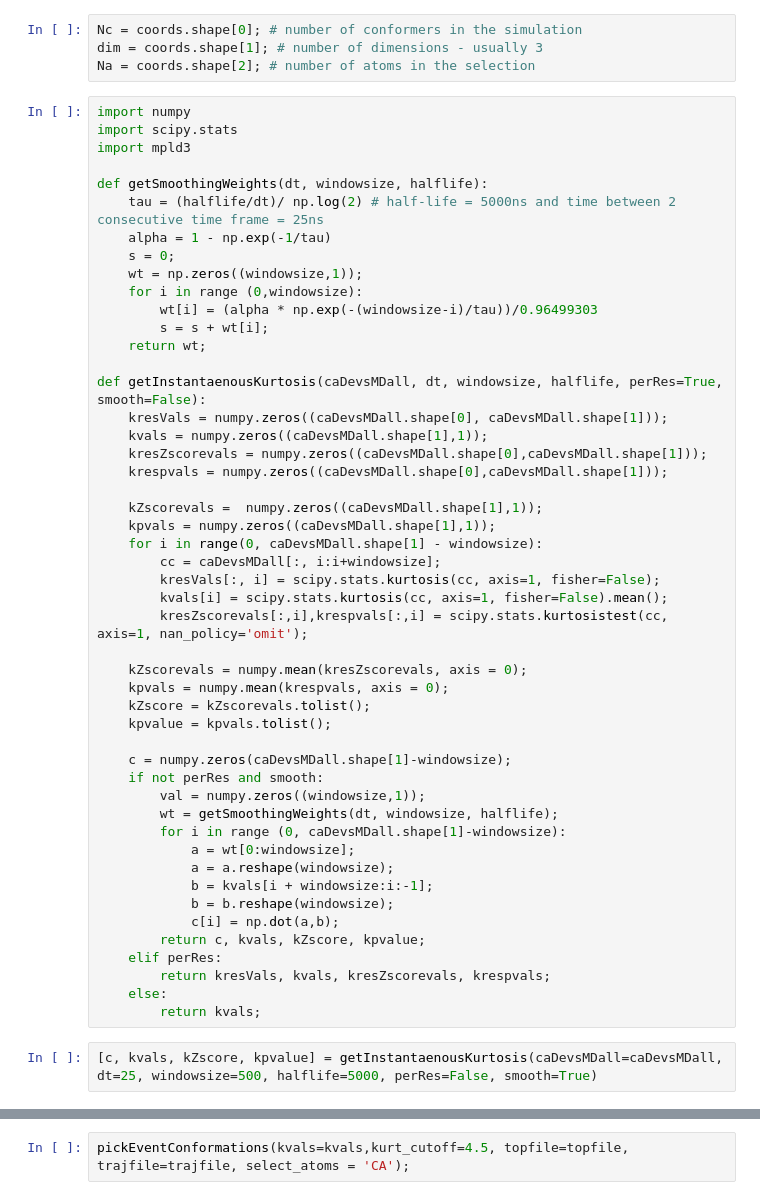
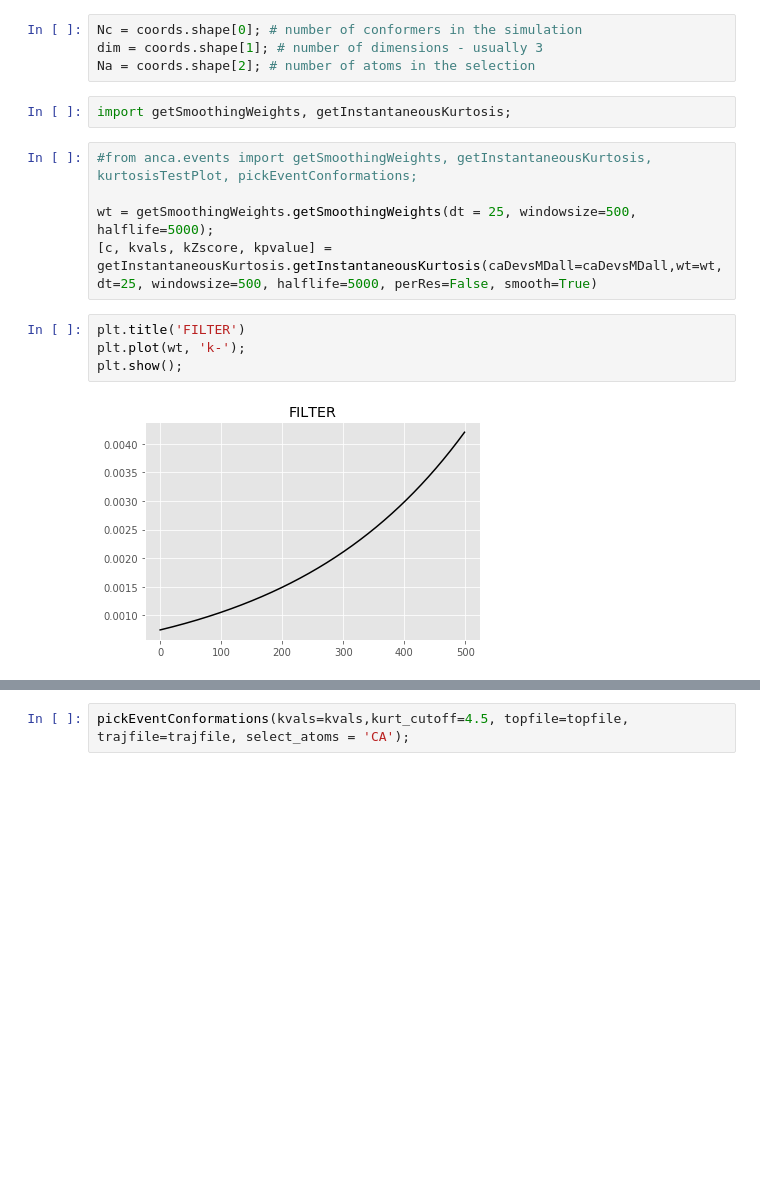
Before and after one commit to ChakraLabPitt/pyanca, a Jupyter notebook: Examples/BPTI Events .ipynb, the cells around one changed output, grey strips where cells are left out. Cells and saved outputs as stored; diff of their text form; blank space fills up the shorter version.

```diff
--- a/Examples/BPTI Events .ipynb
+++ b/Examples/BPTI Events .ipynb
@@ -43,57 +51,19 @@ print caDevsMDall.shape;
 Nc = coords.shape[0]; # number of conformers in the simulation
 dim = coords.shape[1]; # number of dimensions - usually 3
 Na = coords.shape[2]; # number of atoms in the selection
-# %%
-import numpy
-import scipy.stats
-import mpld3
-
-def getSmoothingWeights(dt, windowsize, halflife):
-    tau = (halflife/dt)/ np.log(2) # half-life = 5000ns and time between 2 consecutive time frame = 25ns
-    alpha = 1 - np.exp(-1/tau)
-    s = 0;
-    wt = np.zeros((windowsize,1));
-    for i in range (0,windowsize):
-        wt[i] = (alpha * np.exp(-(windowsize-i)/tau))/0.96499303
-        s = s + wt[i];
-    return wt;
-
-def getInstantaenousKurtosis(caDevsMDall, dt, windowsize, halflife, perRes=True, smooth=False):
-    kresVals = numpy.zeros((caDevsMDall.shape[0], caDevsMDall.shape[1]));
-    kvals = numpy.zeros((caDevsMDall.shape[1],1));
-    kresZscorevals = numpy.zeros((caDevsMDall.shape[0],caDevsMDall.shape[1]));
-    krespvals = numpy.zeros((caDevsMDall.shape[0],caDevsMDall.shape[1]));
-
-    kZscorevals =  numpy.zeros((caDevsMDall.shape[1],1));
-    kpvals = numpy.zeros((caDevsMDall.shape[1],1));
-    for i in range(0, caDevsMDall.shape[1] - windowsize):
-        cc = caDevsMDall[:, i:i+windowsize];
-        kresVals[:, i] = scipy.stats.kurtosis(cc, axis=1, fisher=False);
-        kvals[i] = scipy.stats.kurtosis(cc, axis=1, fisher=False).mean();
-        kresZscorevals[:,i],krespvals[:,i] = scipy.stats.kurtosistest(cc, axis=1, nan_policy='omit');
-
-    kZscorevals = numpy.mean(kresZscorevals, axis = 0);
-    kpvals = numpy.mean(krespvals, axis = 0);
-    kZscore = kZscorevals.tolist();
-    kpvalue = kpvals.tolist();
-
-    c = numpy.zeros(caDevsMDall.shape[1]-windowsize);
-    if not perRes and smooth:
-        val = numpy.zeros((windowsize,1));
-        wt = getSmoothingWeights(dt, windowsize, halflife);
-        for i in range (0, caDevsMDall.shape[1]-windowsize):
-            a = wt[0:windowsize];
-            a = a.reshape(windowsize);
-            b = kvals[i + windowsize:i:-1];
-            b = b.reshape(windowsize);
-            c[i] = np.dot(a,b);
-        return c, kvals, kZscore, kpvalue;
-    elif perRes:
-        return kresVals, kvals, kresZscorevals, krespvals;
-    else:
-        return kvals;
+# %%
+import getSmoothingWeights, getInstantaneousKurtosis;
 # %%
-[c, kvals, kZscore, kpvalue] = getInstantaenousKurtosis(caDevsMDall=caDevsMDall, dt=25, windowsize=500, halflife=5000, perRes=False, smooth=True)
+#from anca.events import getSmoothingWeights, getInstantaneousKurtosis, kurtosisTestPlot, pickEventConformations;
+
+wt = getSmoothingWeights.getSmoothingWeights(dt = 25, windowsize=500, halflife=5000);
+[c, kvals, kZscore, kpvalue] = getInstantaneousKurtosis.getInstantaneousKurtosis(caDevsMDall=caDevsMDall,wt=wt, dt=25, windowsize=500, halflife=5000, perRes=False, smooth=True)
+# %%
+plt.title('FILTER')
+plt.plot(wt, 'k-');
+plt.show();
+# %% [output]
+[figure, added]
 # %%
 import matplotlib.ticker as ticker
 
```
Also changed, not shown: parts of 11 cells of this notebook, 7 other files.
